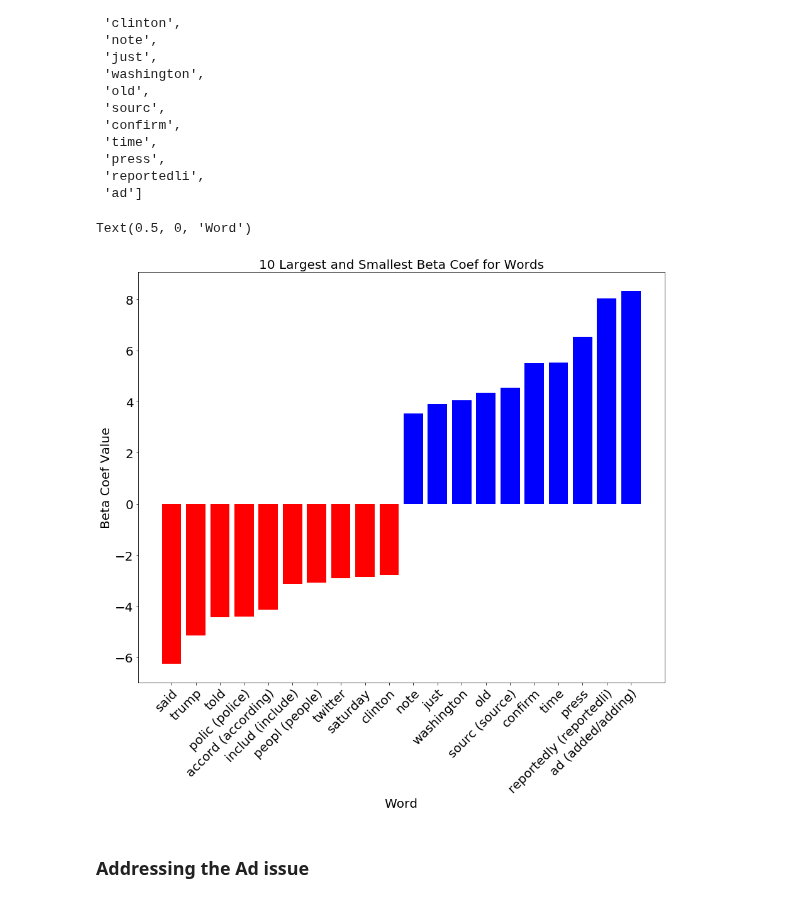
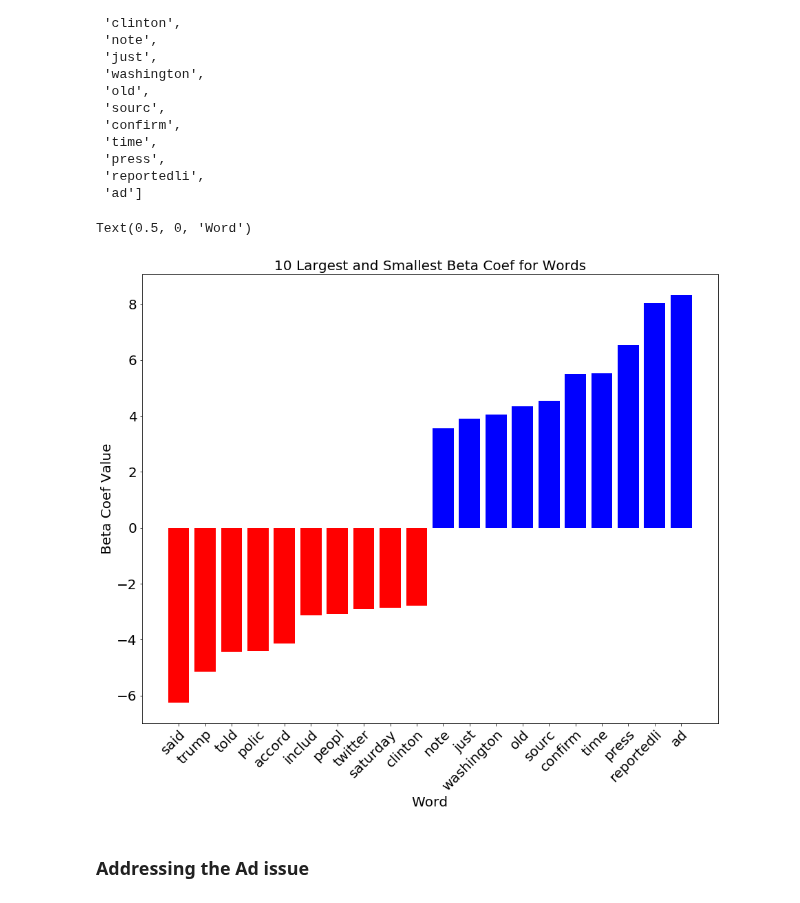
Before and after one commit to johncpolitte/News_or_Satire, a Jupyter notebook: Fresh_notebook_for_cleaning.ipynb, the cells around one changed output. Cells and saved outputs as stored; diff of their text form; code cells hidden in the pictures.

```diff
--- a/Fresh_notebook_for_cleaning.ipynb
+++ b/Fresh_notebook_for_cleaning.ipynb
@@ -493,20 +457,20 @@ unstemed_top_bot_words = ['said',
  'ad (added/adding)']
 # %%
 data = bot_top
-labels = unstemed_top_bot_words
+labels = top_bot_words
 fig, ax = plt.subplots(figsize=(15,12))
 
 plt.bar(np.arange(len(data)), data, color = 'rrrrrrrrrrbbbbbbbbbb')
 ax.set_xticks([0,1,2,3,4,5,6,7,8,9,10,11,12,13,14,15,16,17,18,19])
 plt.setp( ax.xaxis.get_majorticklabels(), rotation=45, fontsize =20, ha='right', rotation_mode='anchor')
 plt.setp( ax.yaxis.get_majorticklabels(), fontsize = 20)
 ax.set_xticklabels(labels)
 ax.set_title("10 Largest and Smallest Beta Coef for Words", fontsize = 20)
 ax.set_ylabel("Beta Coef Value", fontsize = 20)
 ax.set_xlabel("Word", fontsize = 20)
 # %% [output]
 Text(0.5, 0, 'Word')
-[figure, old version]
+[figure, new version]
 # %% [markdown]
 ### Addressing the Ad issue
 # %% [markdown]
```
Also changed, not shown: parts of 16 cells of this notebook.
